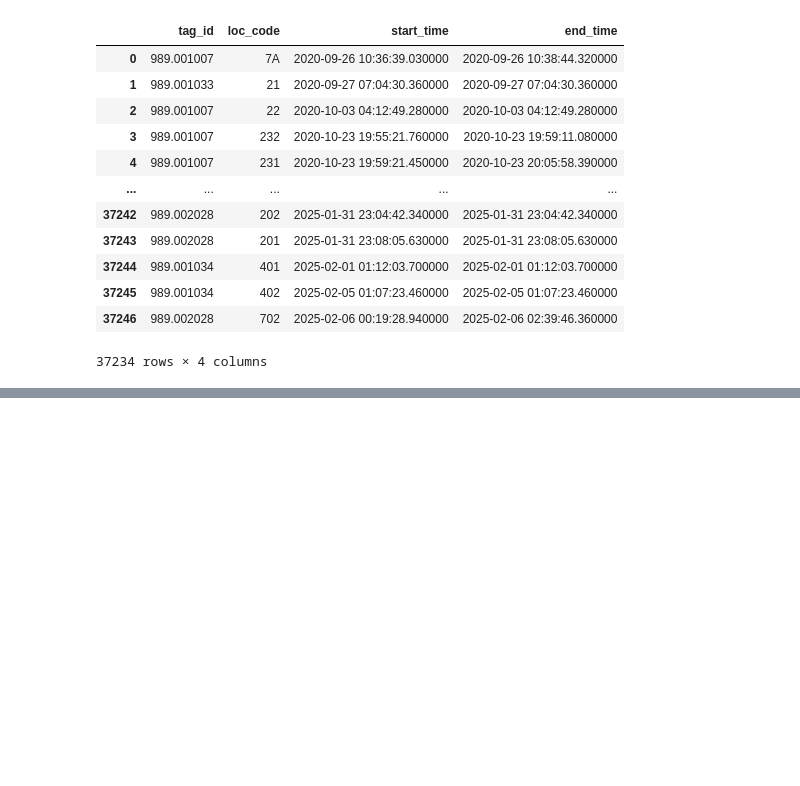
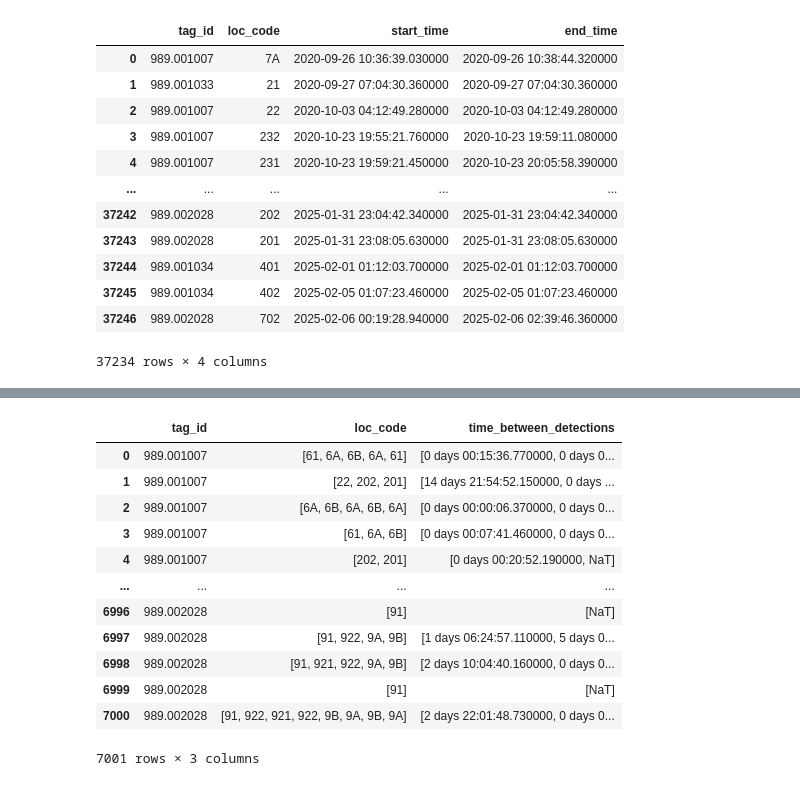
Before and after one commit to riyaeliza123/PIT-detection-patterns, a Jupyter notebook: time_between_detections.ipynb, the cells around one changed output, grey strips where cells are left out. Cells and saved outputs as stored; diff of their text form; code cells hidden in the pictures; blank space fills up the shorter version.

```diff
--- a/time_between_detections.ipynb
+++ b/time_between_detections.ipynb
@@ -45,0 +93,17 @@ print(sequence_data)
+# %%
+direction["start_time"] = pd.to_datetime(direction["start_time"], errors="coerce")
+direction["end_time"] = pd.to_datetime(direction["end_time"], errors="coerce")
+
+def calculate_sequences(group):
+
+    group["start_shift"] = group["start_time"].shift(-1)
+    group["time_between_detection"] = group["start_shift"] - group["end_time"]
+    return {
+
+        "loc_code": group["loc_code"].tolist(),
+        "time_between_detections": group["time_between_detection"].tolist(),
+    }
+
+sequence_data = direction.groupby("tag_id").apply(calculate_sequences).reset_index(name="sequence_data")
+
+print(sequence_data)
@@ -45,0 +125,21 @@ print(sequence_data)
+# %%
+sequence_df = pd.DataFrame(sequence_data)
+sequence_df["loc_code"] = sequence_df['sequence_data'].apply(lambda x: x["loc_code"])
+sequence_df["time_between_detections"] = sequence_df['sequence_data'].apply(lambda x: x["time_between_detections"])
+sequence_df = sequence_df.drop(columns=['sequence_data'])
+
+sequence_df
+# %% [output]
+|  | tag_id | loc_code | time_between_detections |
+| 0 | 989.001007 | [61, 6A, 6B, 6A, 61] | [0 days 00:15:36.770000, 0 days 0... |
+| 1 | 989.001007 | [22, 202, 201] | [14 days 21:54:52.150000, 0 days ... |
+| 2 | 989.001007 | [6A, 6B, 6A, 6B, 6A] | [0 days 00:00:06.370000, 0 days 0... |
+| 3 | 989.001007 | [61, 6A, 6B] | [0 days 00:07:41.460000, 0 days 0... |
+| 4 | 989.001007 | [202, 201] | [0 days 00:20:52.190000, NaT] |
+| ... | ... | ... | ... |
+| 6996 | 989.002028 | [91] | [NaT] |
+| 6997 | 989.002028 | [91, 922, 9A, 9B] | [1 days 06:24:57.110000, 5 days 0... |
+| 6998 | 989.002028 | [91, 921, 922, 9A, 9B] | [2 days 10:04:40.160000, 0 days 0... |
+| 6999 | 989.002028 | [91] | [NaT] |
+| 7000 | 989.002028 | [91, 922, 921, 922, 9B, 9A, 9B, 9A] | [2 days 22:01:48.730000, 0 days 0... |
+7001 rows × 3 columns
```
Also changed, not shown: parts of 8 cells of this notebook, 1 other file.
